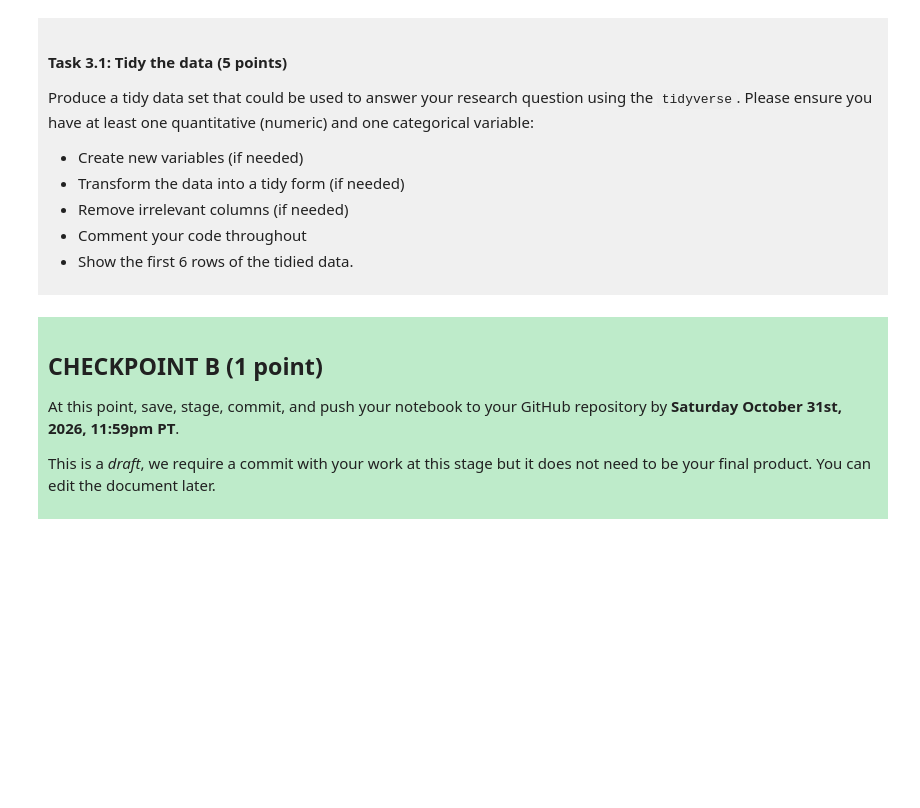
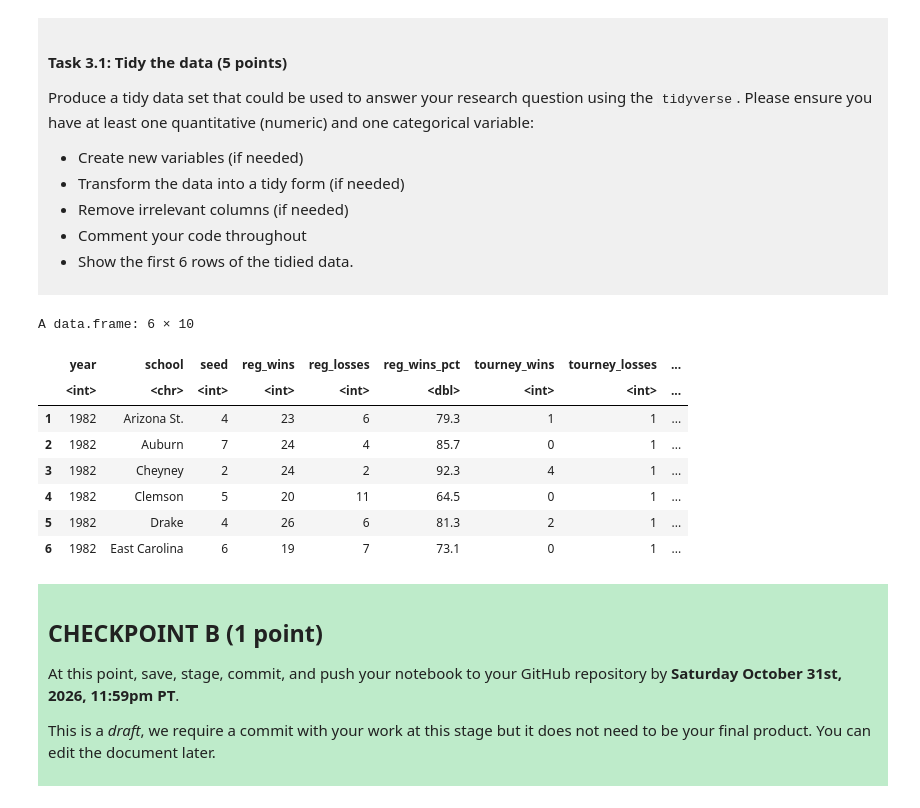
Before and after one commit to asherlb/dsci-100-project-asher-le-breton, a Jupyter notebook: dsci-100-project-notebook.ipynb, the cells around one changed output. Saved outputs shown, nothing was run; the diff lists cells and outputs as text; code cells hidden in the pictures; blank space fills up the shorter version.

Commit message:
Tidy data set and fix experimental question

```diff
--- a/dsci-100-project-notebook.ipynb
+++ b/dsci-100-project-notebook.ipynb
@@ -203,6 +203,23 @@ Produce a tidy data set that could be used to answer your research question usin
 </div>
 # %%
 ### EDIT THIS CODE CELL ###
+library(tidyverse)
+tidy_march_madness <- womens_march_madness |>
+    select(year, school, seed, reg_wins, reg_losses, reg_wins_pct, tourney_wins, tourney_losses, tourney_finish) |>
+    filter(seed != 0) |>
+    drop_na() |>
+    mutate(tourney_games = tourney_wins + tourney_losses, tourney_finish = as_factor(tourney_finish))
+head(tidy_march_madness)
+# %% [output]
+A data.frame: 6 × 10
+|  | year | school | seed | reg_wins | reg_losses | reg_wins_pct | tourney_wins | tourney_losses | ... |
+|  | <int> | <chr> | <int> | <int> | <int> | <dbl> | <int> | <int> | ... |
+| 1 | 1982 | Arizona St. | 4 | 23 | 6 | 79.3 | 1 | 1 | ... |
+| 2 | 1982 | Auburn | 7 | 24 | 4 | 85.7 | 0 | 1 | ... |
+| 3 | 1982 | Cheyney | 2 | 24 | 2 | 92.3 | 4 | 1 | ... |
+| 4 | 1982 | Clemson | 5 | 20 | 11 | 64.5 | 0 | 1 | ... |
+| 5 | 1982 | Drake | 4 | 26 | 6 | 81.3 | 2 | 1 | ... |
+| 6 | 1982 | East Carolina | 6 | 19 | 7 | 73.1 | 0 | 1 | ... |
 # %% [markdown]
 <div style="background-color: #beebca; padding: 10px;">
 
```
Also changed, not shown: parts of 1 cell of this notebook.
